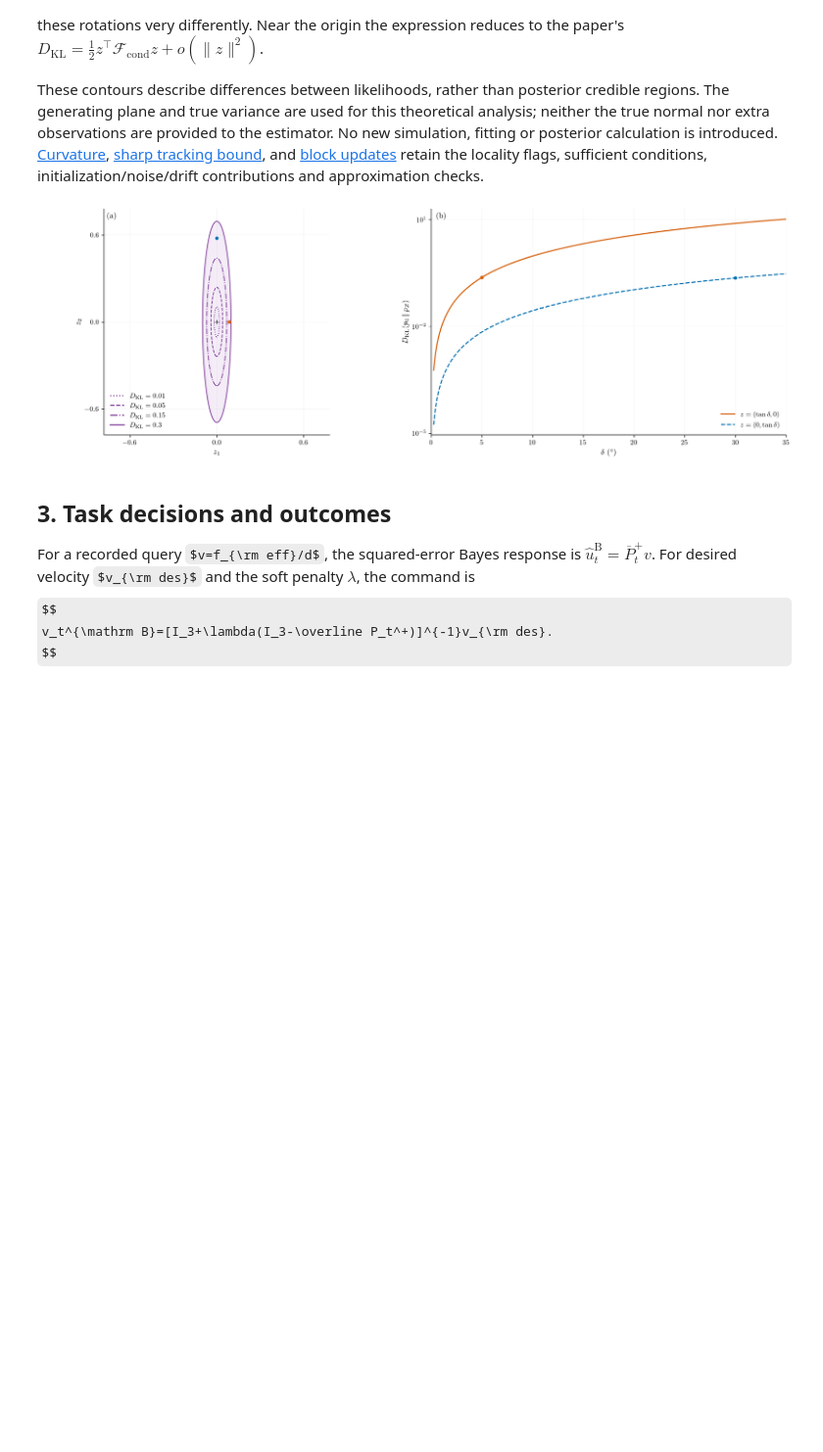
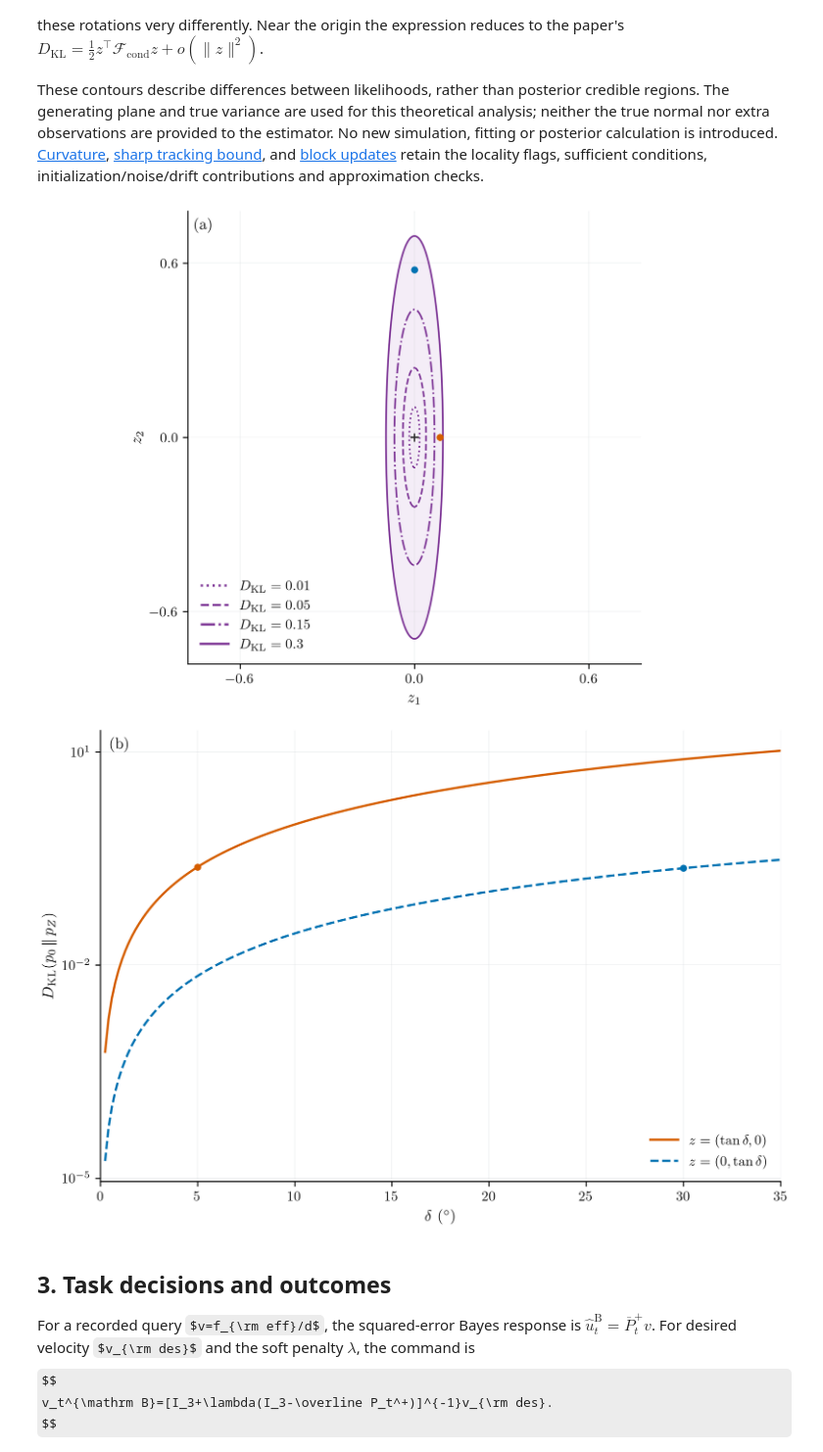
Before and after one commit to shreyasnb/Bayesian-ST, a Jupyter notebook: notebooks/03_contact.ipynb, the cells around one changed output. Shown at 98% size. Saved outputs shown, nothing was run; the diff lists cells and outputs as text; code cells hidden in the pictures; some formulas as TeX source; blank space fills up the shorter version.

Commit message:
Split selected notebook figures into sequential plots

```diff
--- a/notebooks/03_contact.ipynb
+++ b/notebooks/03_contact.ipynb
@@ -156,56 +156,79 @@ These contours describe differences between likelihoods, rather than posterior c
 # %%
 # Edit these controls, the labels below, or any Matplotlib call in this cell.
 import numpy as np
 import matplotlib.pyplot as plt
 from matplotlib import colors
 from matplotlib.lines import Line2D
 
 data = load_contact_plot_data(ROOT, 'information', page=1)
 DPI = 300
-FIGSIZE = (15,5)
+FIGSIZE = (7.5, 5)
 SAVE_PDF = True
-PDF_PATH = EDITABLE_OUTPUT / 'information_page1.pdf'
+PDF_PATH = EDITABLE_OUTPUT / 'information_contours.pdf'
 
-fig, axes = plt.subplots(1, 2, figsize=FIGSIZE, dpi=DPI, layout="constrained")
+fig, ax = plt.subplots(figsize=FIGSIZE, dpi=DPI, layout="constrained")
 levels = [.01, .05, .15, .3]
 contour_styles = [":", "--", "-.", "-"]
-axes[0].contourf(data["z1"], data["z2"], data["kl"], levels=[0., levels[-1]], colors=["#F4EDF7"])
-axes[0].contour(data["z1"], data["z2"], data["kl"], levels=levels,
+ax.contourf(data["z1"], data["z2"], data["kl"], levels=[0., levels[-1]], colors=["#F4EDF7"])
+ax.contour(data["z1"], data["z2"], data["kl"], levels=levels,
                 colors=["#7B3294"], linewidths=1.2, linestyles=contour_styles)
 handles = [Line2D([], [], color="#7B3294", linestyle=style,
                   label=r"$D_{\mathrm{KL}}="+f"{level:g}"+r"$")
            for level, style in zip(levels, contour_styles)]
-axes[0].legend(handles=handles, frameon=False, fontsize=10., loc="lower left")
-axes[0].plot(0., 0., "+", color="#303030", markersize=6.)
-axes[0].set(xlabel=r"$z_1$", ylabel=r"$z_2$", xlim=(-.78, .78), ylim=(-.78, .78),
+ax.legend(handles=handles, frameon=False, fontsize=10., loc="lower left")
+ax.plot(0., 0., "+", color="#303030", markersize=6.)
+ax.set(xlabel=r"$z_1$", ylabel=r"$z_2$", xlim=(-.78, .78), ylim=(-.78, .78),
             xticks=[-.6, 0., .6], yticks=[-.6, 0., .6])
-axes[0].set_aspect("equal", adjustable="box")
+ax.set_aspect("equal", adjustable="box")
 
-for values, label, color, style, point, angle, marked_kl in zip(
-        [data["kl_first"], data["kl_second"]],
-        [r"$z=(\tan\delta,0)$", r"$z=(0,\tan\delta)$"],
-        ["#D55E00", "#0072B2"], ["-", "--"], data["marked_points"],
-        data["marked_angles"], data["marked_kl"]):
-    axes[1].plot(data["angle_deg"], values, style, color=color, label=label)
-    axes[0].plot(*point, "o", color=color, markersize=4.)
-    axes[1].plot(angle, marked_kl, "o", color=color, markersize=4.)
-axes[1].set(xlabel=r"$\delta\ ({}^\circ)$", ylabel=r"$D_{\mathrm{KL}}(p_0\,\Vert\,p_Z)$", xlim=(0.,35.))
-axes[1].set_yscale("log")
-axes[1].set_yticks([1e-5, 1e-2, 1e1])
-axes[1].minorticks_off()
-axes[1].legend(frameon=False, fontsize=10., loc="lower right")
-for ax, label in zip(axes, ["(a)", "(b)"]):
-    ax.spines[["top", "right"]].set_visible(False)
-    ax.grid(color="#BFC4C8", alpha=.30, linewidth=.45)
-    ax.text(.015, .985, label, transform=ax.transAxes, ha="left", va="top")
+for point, color in zip(data["marked_points"], ["#D55E00", "#0072B2"]):
+    ax.plot(*point, "o", color=color, markersize=4.)
+ax.spines[["top", "right"]].set_visible(False)
+ax.grid(color="#BFC4C8", alpha=.30, linewidth=.45)
+ax.text(.015, .985, "(a)", transform=ax.transAxes, ha="left", va="top")
 
 # Custom notebook exports never overwrite the frozen paper catalogue.
 if SAVE_PDF:
     PDF_PATH.parent.mkdir(parents=True, exist_ok=True)
     fig.savefig(PDF_PATH, dpi=DPI, bbox_inches=None)
 plt.show()
+# Edit these controls, the labels below, or any Matplotlib call in this cell.
+import numpy as np
+import matplotlib.pyplot as plt
+from matplotlib import colors
+from matplotlib.lines import Line2D
+
+data = load_contact_plot_data(ROOT, 'information', page=1)
+DPI = 300
+FIGSIZE = (7.5, 5)
+SAVE_PDF = True
+PDF_PATH = EDITABLE_OUTPUT / 'information_rotation.pdf'
+
+fig, ax = plt.subplots(figsize=FIGSIZE, dpi=DPI, layout="constrained")
+for values, label, color, style, point, angle, marked_kl in zip(
+        [data["kl_first"], data["kl_second"]],
+        [r"$z=(\tan\delta,0)$", r"$z=(0,\tan\delta)$"],
+        ["#D55E00", "#0072B2"], ["-", "--"], data["marked_points"],
+        data["marked_angles"], data["marked_kl"]):
+    ax.plot(data["angle_deg"], values, style, color=color, label=label)
+    ax.plot(angle, marked_kl, "o", color=color, markersize=4.)
+ax.set(xlabel=r"$\delta\ ({}^\circ)$", ylabel=r"$D_{\mathrm{KL}}(p_0\,\Vert\,p_Z)$", xlim=(0.,35.))
+ax.set_yscale("log")
+ax.set_yticks([1e-5, 1e-2, 1e1])
+ax.minorticks_off()
+ax.legend(frameon=False, fontsize=10., loc="lower right")
+ax.spines[["top", "right"]].set_visible(False)
+ax.grid(color="#BFC4C8", alpha=.30, linewidth=.45)
+ax.text(.015, .985, "(b)", transform=ax.transAxes, ha="left", va="top")
+
+# Custom notebook exports never overwrite the frozen paper catalogue.
+if SAVE_PDF:
+    PDF_PATH.parent.mkdir(parents=True, exist_ok=True)
+    fig.savefig(PDF_PATH, dpi=DPI, bbox_inches=None)
+plt.show()
 # %% [output]
-[figure, old version]
+[figure, new version]
+[figure, added]
 # %% [markdown]
 ## 3. Task decisions and outcomes
 
```
Also changed, not shown: parts of 2 cells of this notebook, 10 other files.
